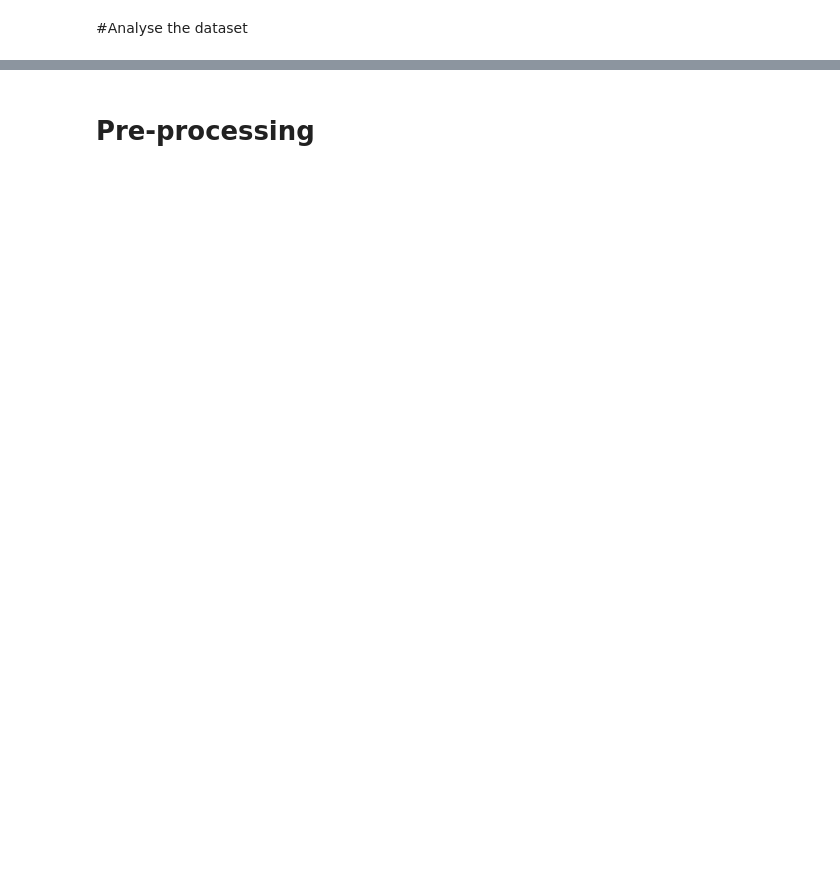
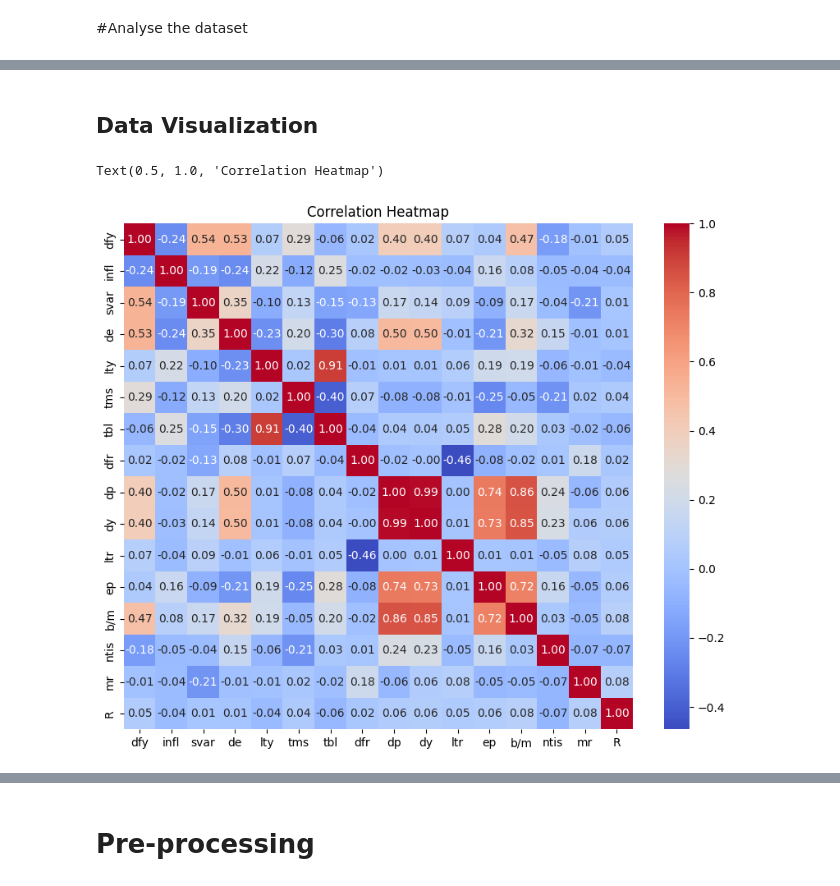
Before and after one commit to demilade27/Predicting-Monthly-Excess-Returns-of-Market-Index, a Jupyter notebook: Predicting_Monthly_Excess_Returns_of_Market_Index.ipynb, the cells around one changed output, grey strips where cells are left out. Saved outputs shown, nothing was run; the diff lists cells and outputs as text; code cells hidden in the pictures; blank space fills up the shorter version.

```diff
--- a/Predicting_Monthly_Excess_Returns_of_Market_Index.ipynb
+++ b/Predicting_Monthly_Excess_Returns_of_Market_Index.ipynb
@@ -24,2 +34,6 @@ df = pd.read_csv('data.csv')
+# %%
+df = pd.read_csv('https://raw.githubusercontent.com/demilade27/Predicting-Monthly-Excess-Returns-of-Market-Index/d2f2cb8478612fa4e8fd4e87628375d44f6cb72e/data.csv')
+df['date'] = pd.to_datetime(df['date'])
+df.set_index('date', inplace=True)
 # %% [markdown]
 #Analyse the dataset
@@ -73,0 +91,14 @@ memory usage: 153.1+ KB
+# %% [markdown]
+
+## Data Visualization
+# %%
+# @title Correlation analysis
+correlation_matrix=df.corr()
+plt.figure(figsize=(10,8))
+sns.heatmap(correlation_matrix,annot=True,fmt=".2f",cmap="coolwarm")
+plt.title('Correlation Heatmap')
+
+#High correlation between dp, dy, ep and b/m
+# %% [output]
+Text(0.5, 1.0, 'Correlation Heatmap')
+[figure, added]
```
Also changed, not shown: parts of 77 cells of this notebook.
